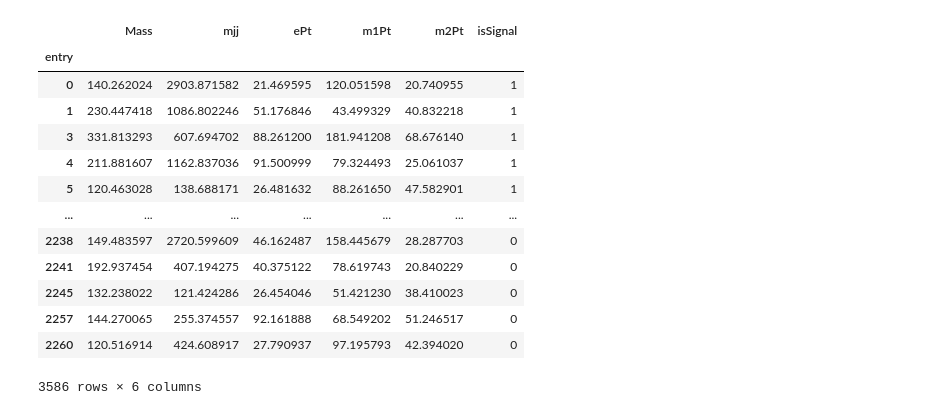
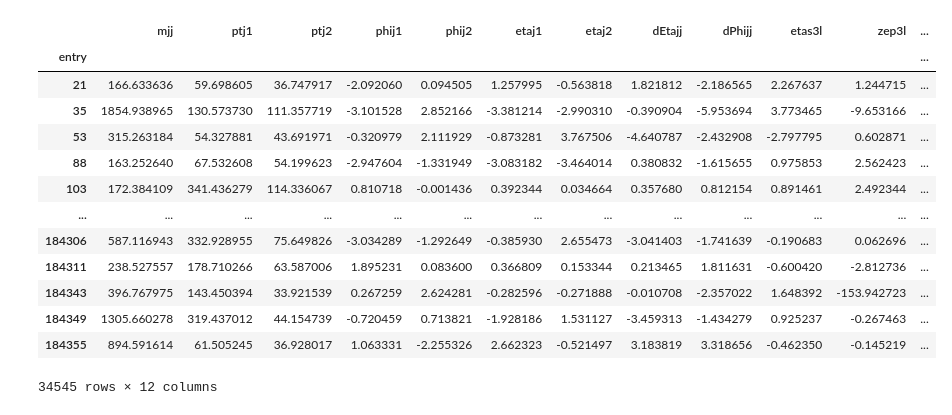
Before and after one commit to kdlong/WZVBS_MVAstudies, a Jupyter notebook: WZjj Scikit-learn tests.ipynb, the cells around one changed output. Drawn from its saved outputs; the diff is of its cells as text; code cells hidden in the pictures.

Commit message:
Update to use larger dataset and better practice

```diff
--- a/WZjj Scikit-learn tests.ipynb
+++ b/WZjj Scikit-learn tests.ipynb
@@ -2,0 +4,16 @@ import uproot
+# %%
+def prepareDataset(dataset, chan):
+    df = dataset[chan]["ntuple"].pandas.df(["jetPt", "nJets", "jetEta", "Mass", "MTWZ", "mjj", "Eta", "MET", "jetPhi"], flatten=False)
+    filtered_df = df[(df["nJets"] > 2.) & (df["mjj"] > 100.)].copy()
+    filtered_df["ptj1"] = filtered_df["jetPt"].str[0]
+    filtered_df["ptj2"] = filtered_df["jetPt"].str[1]
+    filtered_df["phij1"] = filtered_df["jetPhi"].str[0]
+    filtered_df["phij2"] = filtered_df["jetPhi"].str[1]
+    filtered_df["etaj1"] = filtered_df["jetEta"].str[0]
+    filtered_df["etaj2"] = filtered_df["jetEta"].str[2]
+    filtered_df["dEtajj"] = filtered_df["etaj1"] - filtered_df["etaj2"]
+    filtered_df["dPhijj"] = filtered_df["phij1"] - filtered_df["phij2"]
+    filtered_df["etas3l"] = filtered_df["Eta"] - 0.5*(filtered_df["etaj1"] + filtered_df["etaj2"])
+    filtered_df["zep3l"] = filtered_df["etas3l"]/filtered_df["dEtajj"]
+    filtered_df = filtered_df.drop(["jetEta", "jetPt", "jetPhi"], axis=1)
+    return filtered_df
@@ -3,3 +24,8 @@ import uproot
 # %%
-traindata_qcd = uproot.open("Data/2018-04-29-wz3lnu-powheg-WZxsec2016-3MediumLeptonsNoVetoToWselection-v1/skim-ed3d461a4db43003ec5b84aa79b51ac0.root")
-traindata_ew = uproot.open("Data/2018-04-29-wlljj-ewk-WZxsec2016-3MediumLeptonsNoVetoToWselection-v1/skim-dc1e0bb8be4e72b890a589fcd43127d4.root")
+qcdwz_file = uproot.open("Data/2018-04-29-wz3lnu-powheg-WZxsec2016-3MediumLeptonsNoVetoToWselection-v1/combined.root")
+ewwz_file = uproot.open("Data/2018-04-29-wlljj-ewk-WZxsec2016-3MediumLeptonsNoVetoToWselection-v1/combined.root")
+ew_df = pandas.DataFrame()
+qcd_df = pandas.DataFrame()
+for chan in ["eee", "eem", "emm", "mmm"]:
+    ew_df = pandas.concat([ew_df, prepareDataset(ewwz_file, chan)])
+    qcd_df = pandas.concat([qcd_df, prepareDataset(qcdwz_file, chan)])
@@ -36,19 +32,21 @@ entry
-# %%
-import pandas
-train_emm = pandas.concat([train_ewframe_emm,train_qcdframe_emm])
-train_emm
-# %% [output]
-|  | Mass | mjj | ePt | m1Pt | m2Pt | isSignal |
-| entry |  |  |  |  |  |  |
-| 0 | 140.262024 | 2903.871582 | 21.469595 | 120.051598 | 20.740955 | 1 |
-| 1 | 230.447418 | 1086.802246 | 51.176846 | 43.499329 | 40.832218 | 1 |
-| 3 | 331.813293 | 607.694702 | 88.261200 | 181.941208 | 68.676140 | 1 |
-| 4 | 211.881607 | 1162.837036 | 91.500999 | 79.324493 | 25.061037 | 1 |
-| 5 | 120.463028 | 138.688171 | 26.481632 | 88.261650 | 47.582901 | 1 |
-| ... | ... | ... | ... | ... | ... | ... |
-| 2238 | 149.483597 | 2720.599609 | 46.162487 | 158.445679 | 28.287703 | 0 |
-| 2241 | 192.937454 | 407.194275 | 40.375122 | 78.619743 | 20.840229 | 0 |
-| 2245 | 132.238022 | 121.424286 | 26.454046 | 51.421230 | 38.410023 | 0 |
-| 2257 | 144.270065 | 255.374557 | 92.161888 | 68.549202 | 51.246517 | 0 |
-| 2260 | 120.516914 | 424.608917 | 27.790937 | 97.195793 | 42.394020 | 0 |
-3586 rows × 6 columns
+# %%
+ew_df = ew_df.drop(["Mass", "MtToMET", "type1_pfMETEt", "nJets", "Eta"], axis=1)
+qcd_df = qcd_df.drop(["Mass", "MtToMET", "type1_pfMETEt", "nJets", "Eta"], axis=1)
+# %%
+qcd_df["isSignal"] = -1
+qcd_df
+# %% [output]
+|  | mjj | ptj1 | ptj2 | phij1 | phij2 | etaj1 | etaj2 | dEtajj | dPhijj | etas3l | zep3l | ... |
+| entry |  |  |  |  |  |  |  |  |  |  |  | ... |
+| 21 | 166.633636 | 59.698605 | 36.747917 | -2.092060 | 0.094505 | 1.257995 | -0.563818 | 1.821812 | -2.186565 | 2.267637 | 1.244715 | ... |
+| 35 | 1854.938965 | 130.573730 | 111.357719 | -3.101528 | 2.852166 | -3.381214 | -2.990310 | -0.390904 | -5.953694 | 3.773465 | -9.653166 | ... |
+| 53 | 315.263184 | 54.327881 | 43.691971 | -0.320979 | 2.111929 | -0.873281 | 3.767506 | -4.640787 | -2.432908 | -2.797795 | 0.602871 | ... |
+| 88 | 163.252640 | 67.532608 | 54.199623 | -2.947604 | -1.331949 | -3.083182 | -3.464014 | 0.380832 | -1.615655 | 0.975853 | 2.562423 | ... |
+| 103 | 172.384109 | 341.436279 | 114.336067 | 0.810718 | -0.001436 | 0.392344 | 0.034664 | 0.357680 | 0.812154 | 0.891461 | 2.492344 | ... |
+| ... | ... | ... | ... | ... | ... | ... | ... | ... | ... | ... | ... | ... |
+| 184306 | 587.116943 | 332.928955 | 75.649826 | -3.034289 | -1.292649 | -0.385930 | 2.655473 | -3.041403 | -1.741639 | -0.190683 | 0.062696 | ... |
+| 184311 | 238.527557 | 178.710266 | 63.587006 | 1.895231 | 0.083600 | 0.366809 | 0.153344 | 0.213465 | 1.811631 | -0.600420 | -2.812736 | ... |
+| 184343 | 396.767975 | 143.450394 | 33.921539 | 0.267259 | 2.624281 | -0.282596 | -0.271888 | -0.010708 | -2.357022 | 1.648392 | -153.942723 | ... |
+| 184349 | 1305.660278 | 319.437012 | 44.154739 | -0.720459 | 0.713821 | -1.928186 | 1.531127 | -3.459313 | -1.434279 | 0.925237 | -0.267463 | ... |
+| 184355 | 894.591614 | 61.505245 | 36.928017 | 1.063331 | -2.255326 | 2.662323 | -0.521497 | 3.183819 | 3.318656 | -0.462350 | -0.145219 | ... |
+34545 rows × 12 columns
```
Also changed, not shown: parts of 25 cells of this notebook.
